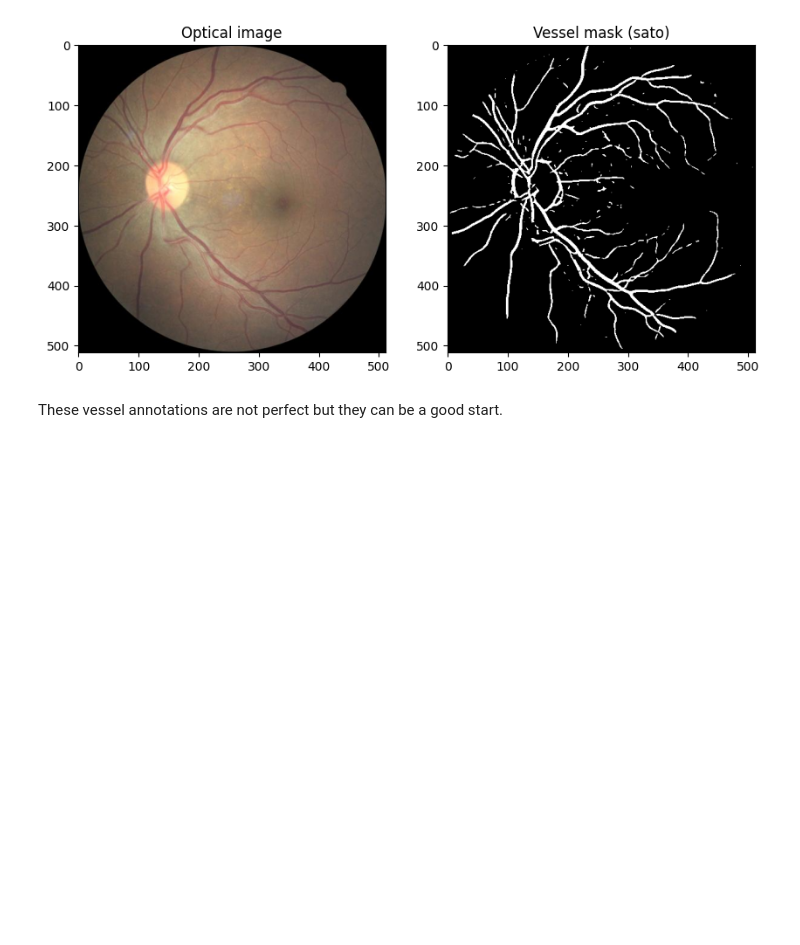
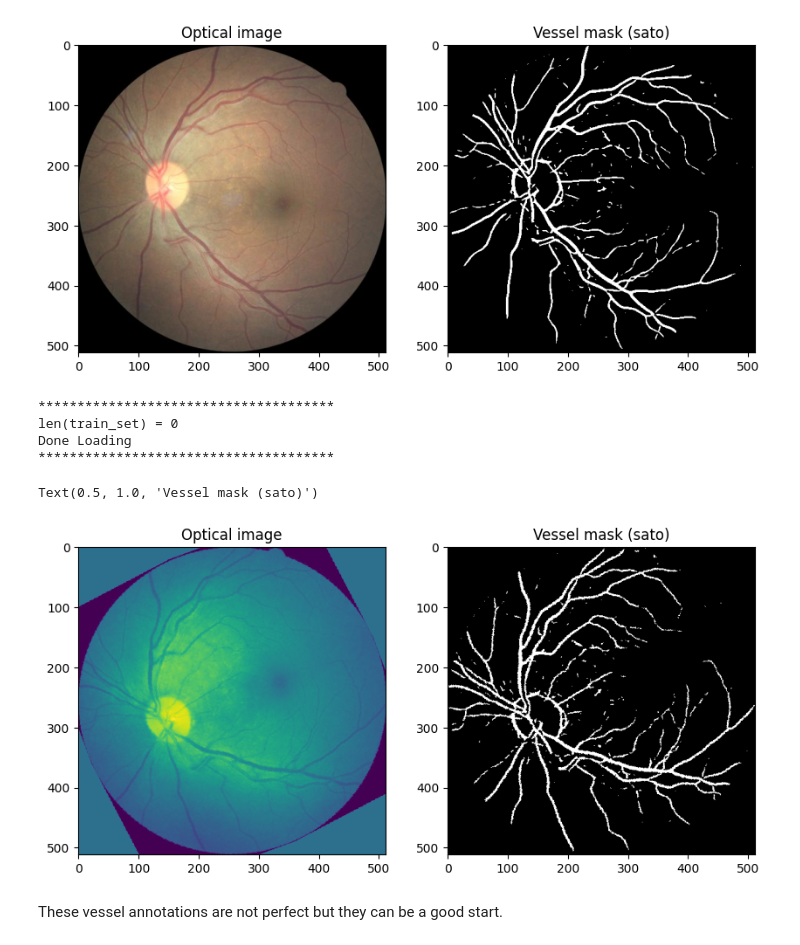
Before and after one commit to usadiqgriffin/optical_vessels, a Jupyter notebook: notebook.ipynb, the cells around one changed output. Cells and saved outputs as stored; diff of their text form; code cells hidden in the pictures; blank space fills up the shorter version.

Commit message:
Added augmentation

```diff
--- a/notebook.ipynb
+++ b/notebook.ipynb
@@ -43,7 +45,7 @@ img_np = np.array(Image.open(image_path).convert('L'))
 
 # normalize the image and detect vessels using sato filter
 img_np = zscore_norm(img_np)
-vessel_mask_np = vessel_mask(img_np=img_np)
+vessel_mask_np = vessel_mask_ridge(img_np=img_np)
 
 # display image and mask
 plt.subplot(1, 2, 1)
@@ -56,6 +58,31 @@ plt.title('Vessel mask (sato)')
 # %% [output]
 Text(0.5, 1.0, 'Vessel mask (sato)')
 [figure]
+# %%
+from dataloader import vessel_mask_ridge, OpticalDataloader
+
+val_data = OpticalDataloader(paths_list = [], mode="valid")
+
+img_np = torch.unsqueeze(torch.Tensor(img_np), 0)
+vessel_mask_np = torch.Tensor(vessel_mask_np)
+
+img_np, vessel_mask_np = val_data.augment(img_np, vessel_mask_np)
+
+# display image and mask
+plt.subplot(1, 2, 1)
+plt.imshow(torch.squeeze(img_np))
+plt.title('Optical image')
+
+plt.subplot(1, 2, 2)
+plt.imshow(vessel_mask_np, cmap='gray')
+plt.title('Vessel mask (sato)')
+# %% [output]
+**************************************
+len(train_set) = 0
+Done Loading
+**************************************
+Text(0.5, 1.0, 'Vessel mask (sato)')
+[figure, added]
 # %% [markdown]
 These vessel annotations are not perfect but they can be a good start.
 # %% [markdown]
```
Also changed, not shown: parts of 1 cell of this notebook, 4 other files.
